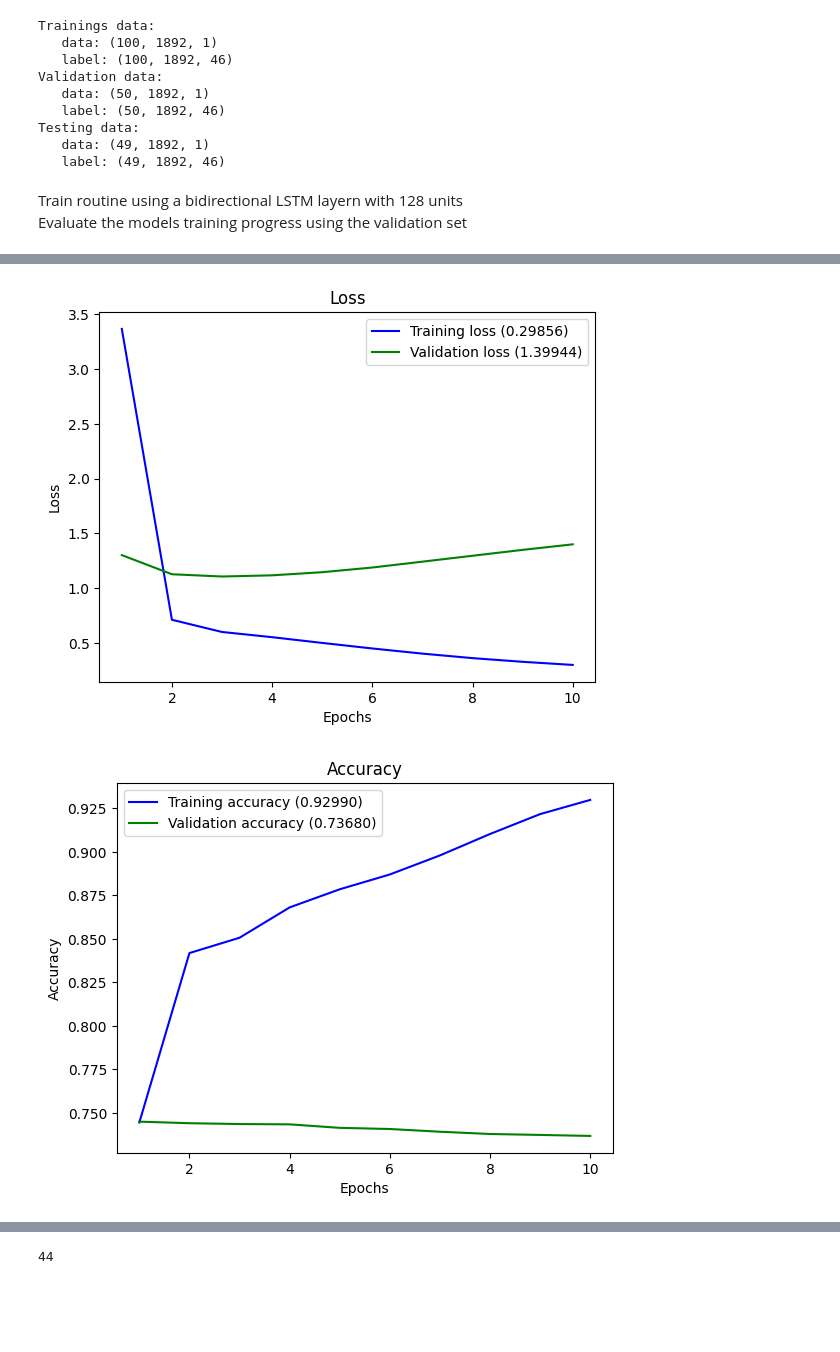
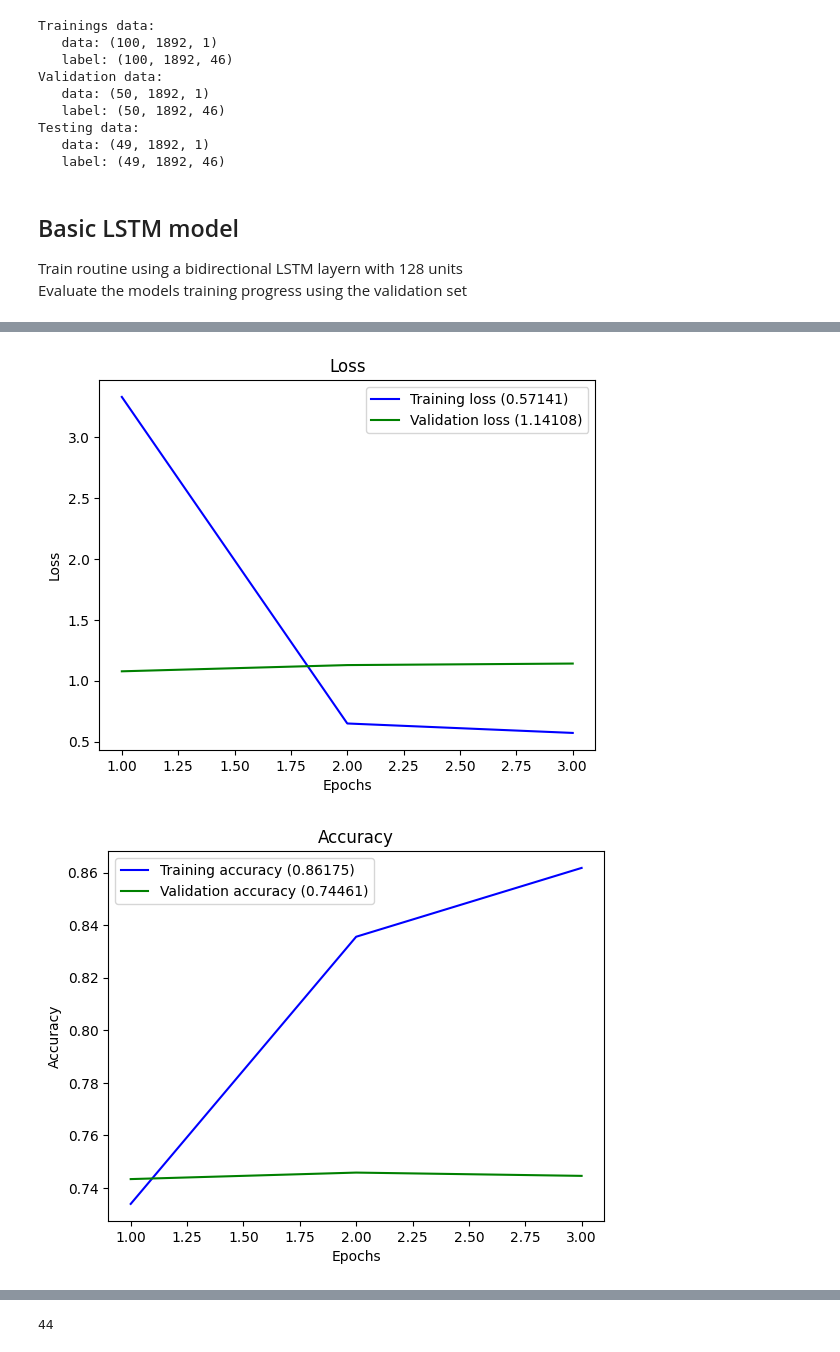
Before and after one commit to michaelSt9898/nlp_assignment_project, a Jupyter notebook: assignment_1.ipynb, the cells around one changed output, grey strips where cells are left out. Saved outputs shown, nothing was run; the diff lists cells and outputs as text; code cells hidden in the pictures; blank space fills up the shorter version.

Commit message:
add test routine to all models and train output

```diff
--- a/assignment_1.ipynb
+++ b/assignment_1.ipynb
@@ -292,7 +292,7 @@ def create_model(vocab_size,
         # Dense layer to fit output to label-vector-size
         model.add(Dense(46, activation=activation))
     elif model_type == 'gru':
-        model.add(keras.layers.Bidirectional(keras.layers.GRU(units=128), input_shape=(None, 100)))
+        model.add(keras.layers.Bidirectional(keras.layers.GRU(units=128, return_sequences=True), input_shape=(None, 100)))
         # Dense layer to fit output to label-vector-size
         model.add(Dense(46, activation=activation))
     elif model_type == 'lstm':
@@ -301,7 +301,7 @@ def create_model(vocab_size,
         # Dense layer to fit output to label-vector-size
         model.add(Dense(46, activation=activation))
     elif model_type == 'dense':
-        model.add(keras.layers.Bidirectional(keras.layers.LSTM(units=128), input_shape=(None, 100)))
+        model.add(keras.layers.Bidirectional(keras.layers.LSTM(units=128, return_sequences=True), input_shape=(None, 100)))
         model.add(Dense(128, activation='relu'))
         # Dense layer to fit output to label-vector-size
         model.add(Dense(46, activation=activation))
@@ -316,11 +316,15 @@ def create_model(vocab_size,
 
     return model
 # %% [markdown]
+## Basic LSTM model
 Train routine using a bidirectional LSTM layern with 128 units
 Evaluate the models training progress using the validation set
 # %%
 #Base model
 from utils import *
+from keras.callbacks import EarlyStopping
+
+es = EarlyStopping(monitor='val_loss', patience=2, restore_best_weights=True)
 
 train_embedding_matrix = create_embedding_matrix(train_tokenizer, train_vocab_size)
 
@@ -330,8 +334,8 @@ model = create_model(train_vocab_size, maxlen, train_embedding_matrix, plot_mode
 model.summary()
 
 n_epochs = 15
-print("Fit model to train data in {n_epochs} epochs... ")
-history = model.fit(train_padded_docs, y_train, validation_data=(val_padded_docs, y_val), epochs=n_epochs, verbose=1, batch_size=4)
+print(f"Fit model to train data in {n_epochs} epochs... ")
+history = model.fit(train_padded_docs, y_train, validation_data=(val_padded_docs, y_val), epochs=n_epochs, verbose=1, batch_size=8, callbacks=[es])
 plot_history(history)
 # %% [output]
 Create model...
@@ -357,2 +358,2 @@ Epoch 10/10
-[figure, old version]
+[figure, new version]
-[figure, old version]
+[figure, new version]
```
Also changed, not shown: parts of 18 cells of this notebook, 1 other file.
